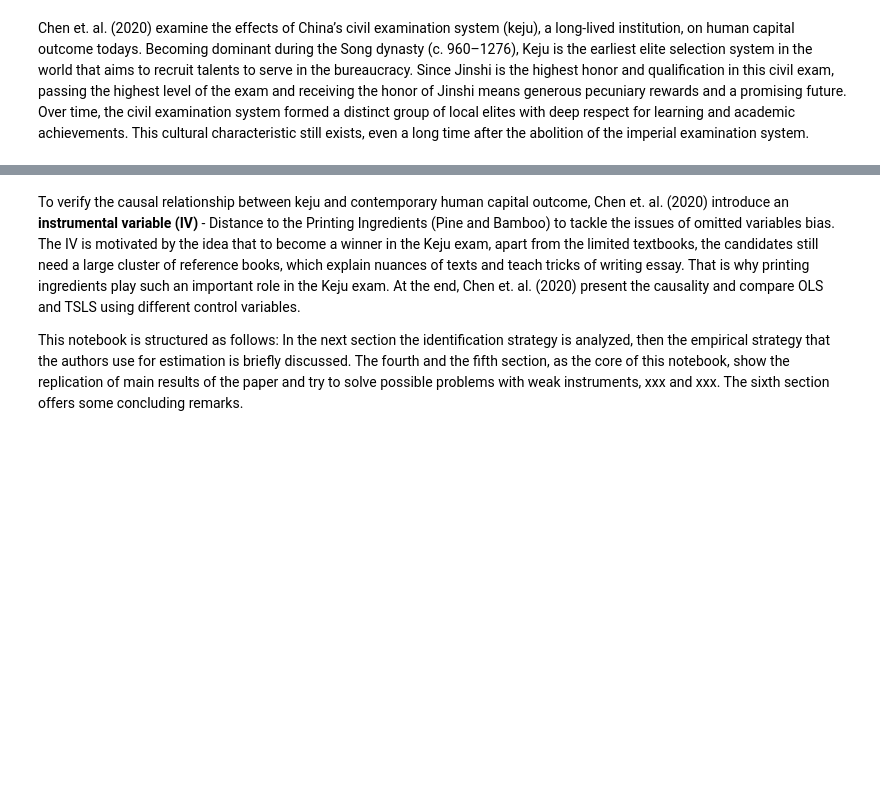
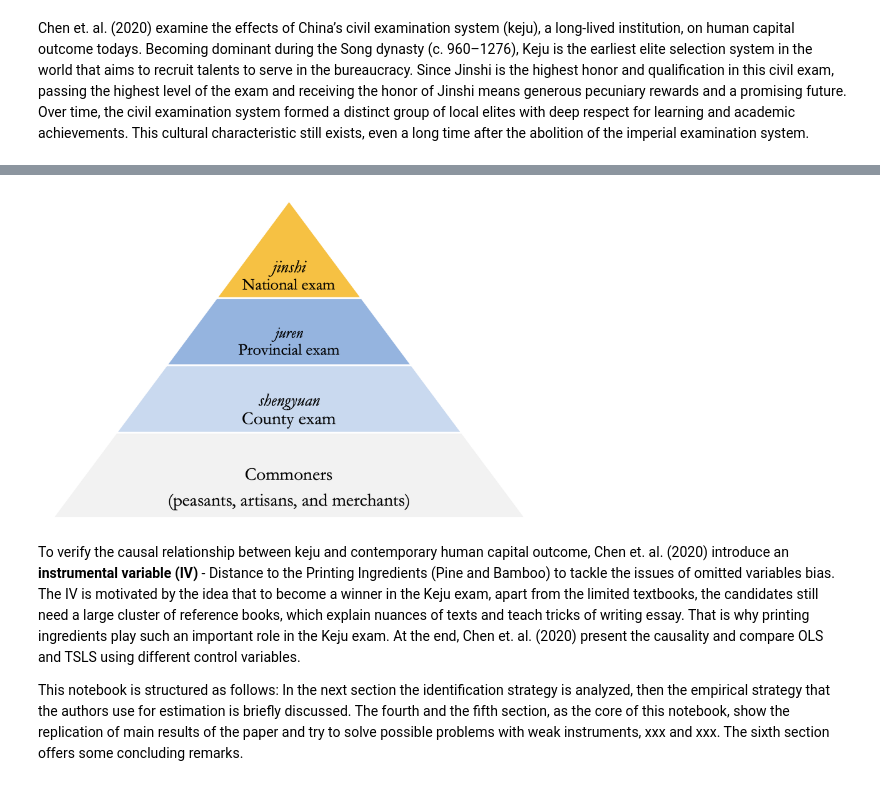
Before and after one commit to Mengxi-20/ose-data-science-course-project-Mengxi-20, a Jupyter notebook: replication-notebook.ipynb, the cells around one changed output, grey strips where cells are left out. Cells and saved outputs as stored; diff of their text form; code cells hidden in the pictures; blank space fills up the shorter version.

```diff
--- a/replication-notebook.ipynb
+++ b/replication-notebook.ipynb
@@ -78,3 +76,7 @@ Chen et. al. (2020) examine the effects of China’s civil examination system (k
+# %%
+Image("/Users/mengxi/Documents/GitHub/ose-data-science-course-project-Mengxi-20/files/Keju Hierarchy.png",width = 500)
+# %% [output]
+[figure, added]
 # %% [markdown]
 To verify the causal relationship between keju and contemporary human capital outcome, Chen et. al. (2020) introduce an **instrumental variable (IV)** - Distance to the Printing Ingredients (Pine and Bamboo) to tackle the issues of omitted variables bias. The IV is motivated by the idea that to become a winner in the Keju exam, apart from the limited textbooks, the candidates still need a large cluster of reference books, which explain nuances of texts and teach tricks of writing essay. That is why printing ingredients play such an important role in the Keju exam. At the end, Chen et. al. (2020) present the causality and compare OLS and TSLS using different control variables.
 
```
Also changed, not shown: parts of 2 cells of this notebook.
